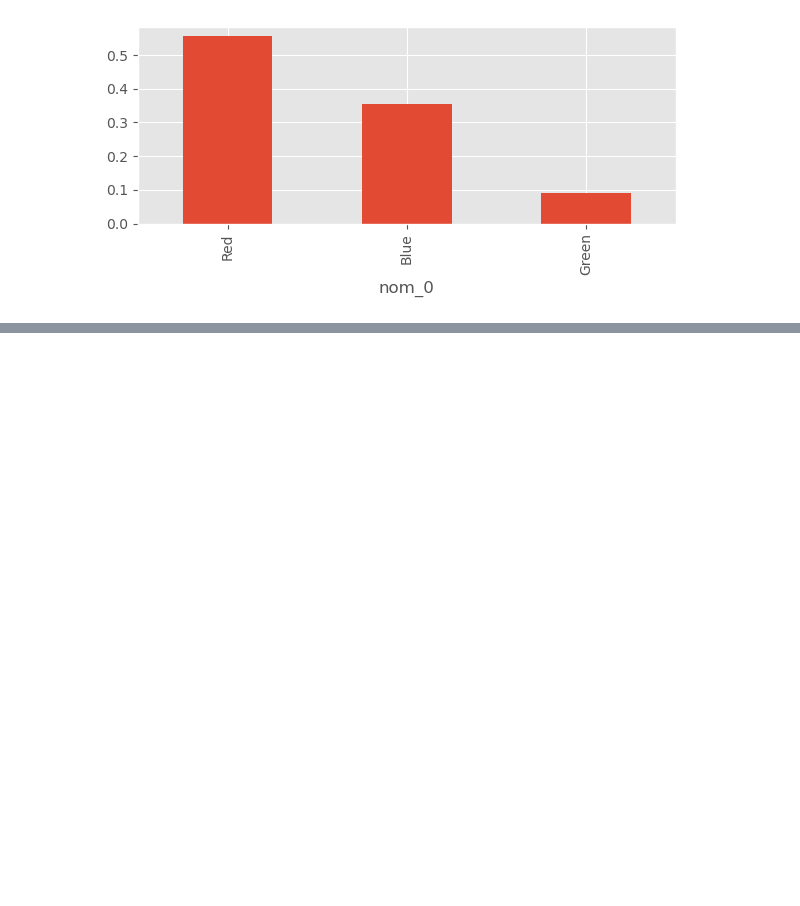
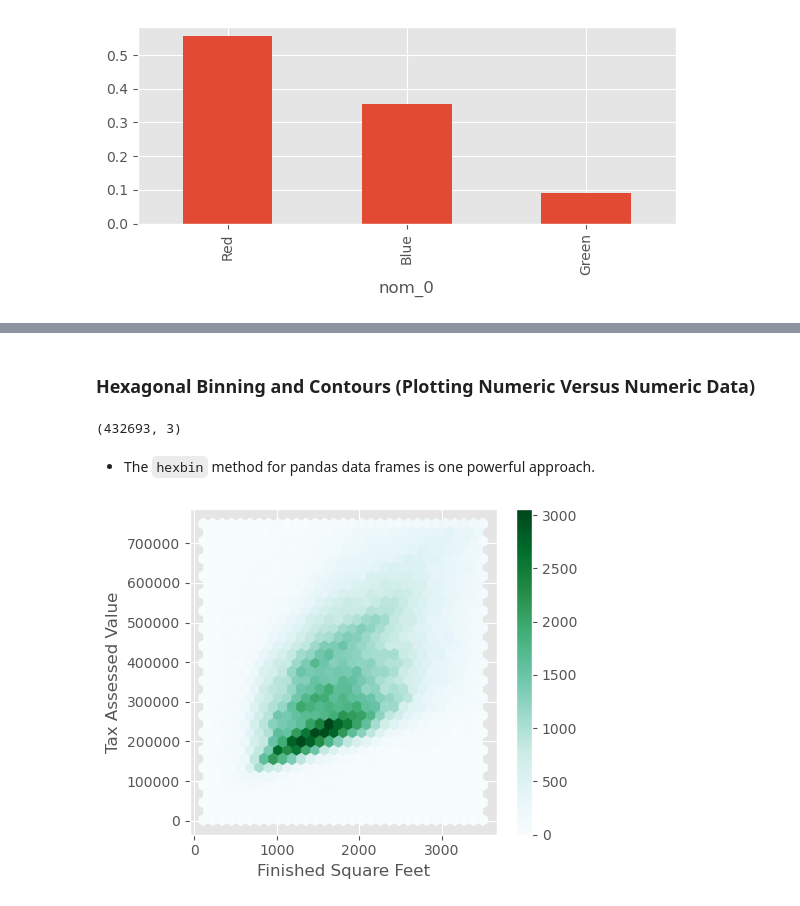
Before and after one commit to CodexploreRepo/machine-learning-101, a Jupyter notebook: notebooks/tutorial/eda.ipynb, the cells around one changed output, grey strips where cells are left out. Cells and saved outputs as stored; diff of their text form; code cells hidden in the pictures; blank space fills up the shorter version.

```diff
--- a/notebooks/tutorial/eda.ipynb
+++ b/notebooks/tutorial/eda.ipynb
@@ -147,0 +257,24 @@ plt.show()
+# %% [markdown]
+### Hexagonal Binning and Contours (Plotting Numeric Versus Numeric Data)
+# %%
+#  In order to focus on the main part of the data, we strip out very expensive and very small or large residences
+kc_tax = pd.read_csv('../../data/common_datasets/kc_tax.csv.gz')
+
+kc_tax0 = kc_tax.loc[(kc_tax.TaxAssessedValue < 750000) &
+                     (kc_tax.SqFtTotLiving > 100) &
+                     (kc_tax.SqFtTotLiving < 3500), :]
+print(kc_tax0.shape)
+# %% [output]
+(432693, 3)
+# %% [markdown]
+- The `hexbin` method for pandas data frames is one powerful approach.
+# %%
+ax = kc_tax0.plot.hexbin(x='SqFtTotLiving', y='TaxAssessedValue',
+                         gridsize=30, sharex=False, figsize=(5, 4))
+ax.set_xlabel('Finished Square Feet')
+ax.set_ylabel('Tax Assessed Value')
+
+plt.tight_layout()
+plt.show()
+# %% [output]
+[figure, added]
```
Also changed, not shown: parts of 19 cells of this notebook.
